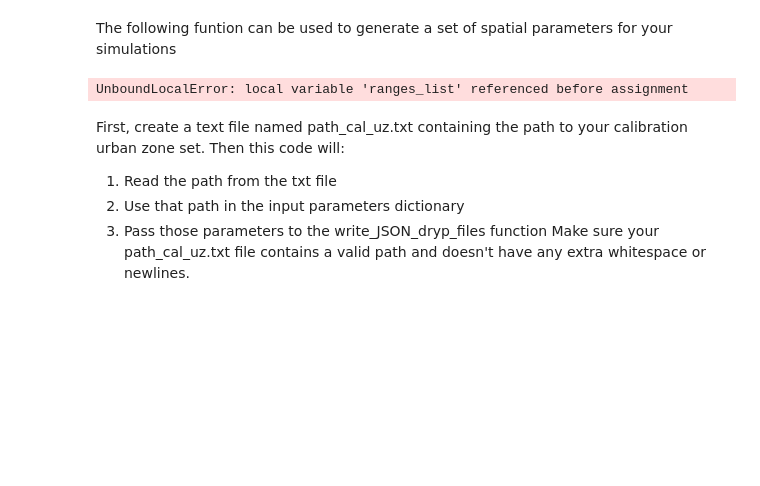
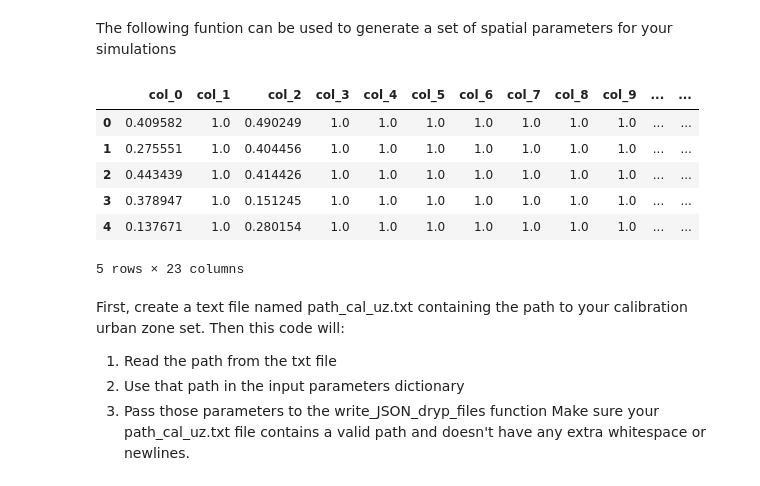
Before and after one commit to AndresQuichimbo/CUWALID-tutorials, a Jupyter notebook: Training/DRYP/catchment/05_DRYP_running_multiple.ipynb, the cells around one changed output. Cells and saved outputs as stored; diff of their text form; code cells hidden in the pictures; blank space fills up the shorter version.

```diff
--- a/Training/DRYP/catchment/05_DRYP_running_multiple.ipynb
+++ b/Training/DRYP/catchment/05_DRYP_running_multiple.ipynb
@@ -625,25 +650,18 @@ def random_uniform_df(n_cols, ranges, n_rows=100, col_names=None, seed=None, dty
     pandas.DataFrame
         DataFrame with shape (n_rows, n_cols) of random values.
     """
-    # prepare ranges list
-    #if isinstance(ranges, tuple) and len(ranges) == 2:
-        #ranges_list = [ranges] * n_cols
-    #else:
-    if isinstance(ranges, tuple):
-        # if only one range tuple is provided in a list, use the same for all columns
-        if len(ranges) == 1:
-            ranges_list = ranges * n_cols
-        # otherwise check length
-        elif len(ranges) != n_cols:
-            raise ValueError("If ranges is a list it must have length equal to n_cols.")
-        ranges_list = list(ranges)
+    # if len of ranges is less than n_cols, fill the list with ones
+    if isinstance(ranges, list) and len(ranges) < n_cols:
+        ranges += [(1.0,)] * (n_cols - len(ranges))
+
+    ranges_list = list(ranges)
 
     rng = np.random.default_rng(seed)
     data = {}
 
     for i, irange in enumerate(ranges_list):
         # assign 1 value to the entire colume if high <= low
-        if len(irange) == 1:
+        if isinstance(irange, int) or len(irange) == 1:
             arr = np.full(n_rows, 1.0)
         else:
             low, high = irange
@@ -663,10 +681,16 @@ def random_uniform_df(n_cols, ranges, n_rows=100, col_names=None, seed=None, dty
 # df.head()
 # %%
 # Example usage:
-df = random_uniform_df(23, [(0.1, 0.5)], n_rows=5, seed=42)
+df = random_uniform_df(23, [(0.1, 0.5), 1, (0.1,0.5)], n_rows=5, seed=42)
 df.head()
 # %% [output]
+|  | col_0 | col_1 | col_2 | col_3 | col_4 | col_5 | col_6 | col_7 | col_8 | col_9 | ... | ... |
+| 0 | 0.409582 | 1.0 | 0.490249 | 1.0 | 1.0 | 1.0 | 1.0 | 1.0 | 1.0 | 1.0 | ... | ... |
+| 1 | 0.275551 | 1.0 | 0.404456 | 1.0 | 1.0 | 1.0 | 1.0 | 1.0 | 1.0 | 1.0 | ... | ... |
+| 2 | 0.443439 | 1.0 | 0.414426 | 1.0 | 1.0 | 1.0 | 1.0 | 1.0 | 1.0 | 1.0 | ... | ... |
+| 3 | 0.378947 | 1.0 | 0.151245 | 1.0 | 1.0 | 1.0 | 1.0 | 1.0 | 1.0 | 1.0 | ... | ... |
+| 4 | 0.137671 | 1.0 | 0.280154 | 1.0 | 1.0 | 1.0 | 1.0 | 1.0 | 1.0 | 1.0 | ... | ... |
-UnboundLocalError: local variable 'ranges_list' referenced before assignment
+5 rows × 23 columns
 # %% [markdown]
 First, create a text file named path_cal_uz.txt containing the path to your calibration urban zone set. Then this code will:
 
```
Also changed, not shown: parts of 1 cell of this notebook.
